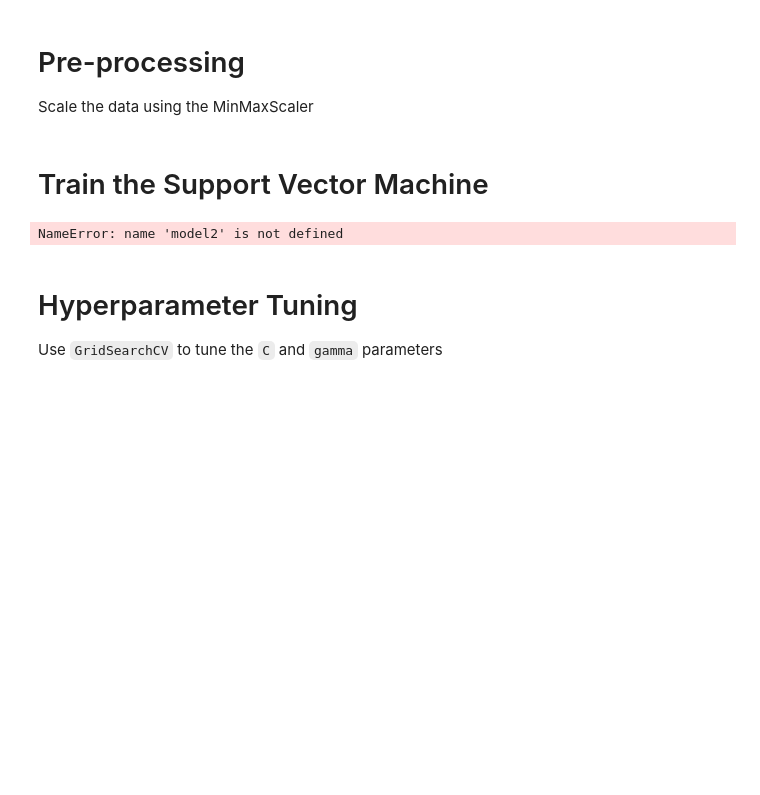
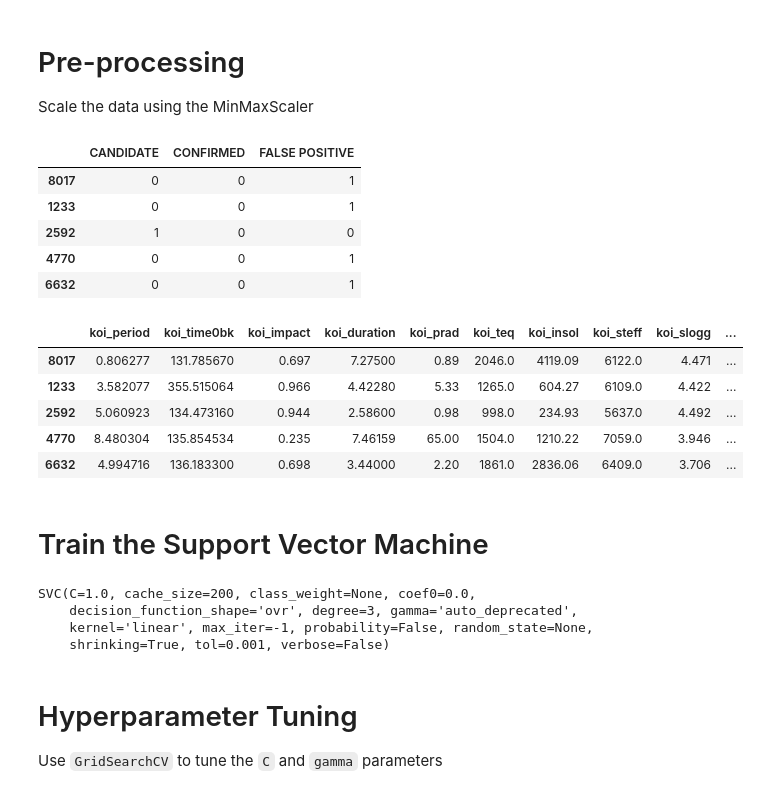
Before and after one commit to DougAF/Exoplanet_Classification_ML, a Jupyter notebook: starter_code/svm.ipynb, the cells around one changed output. Saved outputs shown, nothing was run; the diff lists cells and outputs as text; code cells hidden in the pictures; blank space fills up the shorter version.

Commit message:
Feature selection done, gridsearch model framework laid

```diff
--- a/starter_code/svm.ipynb
+++ b/starter_code/svm.ipynb
@@ -28,0 +36,12 @@ NameError: name 'X_train' is not defined
+# %%
+X_train = df[['koi_period','koi_time0bk','koi_impact','koi_duration','koi_prad','koi_teq', 'koi_insol','koi_steff','koi_slogg','koi_srad','koi_kepmag', 'koi_fpflag_nt', 'koi_fpflag_ss', 'koi_fpflag_co']]
+Y_train = df['koi_disposition']
+# %%
+X_train, X_test, y_train, y_test = train_test_split(X_train, Y, random_state=42)
+
+display(
+X_train.shape,
+X_test.shape,
+y_train.shape,
+y_test.shape
+)
@@ -30,5 +54,36 @@ NameError: name 'X_train' is not defined
 # Pre-processing
 
 Scale the data using the MinMaxScaler
+# %%
+
+X_scaler = StandardScaler().fit(X_train)
+X_train_scaled = X_scaler.transform(X_train)
+X_test_scaled = X_scaler.transform(X_test)
+#Y = pd.get_dummies(Y_train)
+display(
+    y_train.head(),
+    X_train.head()
+)
+# %% [output]
+|  | CANDIDATE | CONFIRMED | FALSE POSITIVE |
+| 8017 | 0 | 0 | 1 |
+| 1233 | 0 | 0 | 1 |
+| 2592 | 1 | 0 | 0 |
+| 4770 | 0 | 0 | 1 |
+| 6632 | 0 | 0 | 1 |
+|  | koi_period | koi_time0bk | koi_impact | koi_duration | koi_prad | koi_teq | koi_insol | koi_steff | koi_slogg | ... |
+| 8017 | 0.806277 | 131.785670 | 0.697 | 7.27500 | 0.89 | 2046.0 | 4119.09 | 6122.0 | 4.471 | ... |
+| 1233 | 3.582077 | 355.515064 | 0.966 | 4.42280 | 5.33 | 1265.0 | 604.27 | 6109.0 | 4.422 | ... |
+| 2592 | 5.060923 | 134.473160 | 0.944 | 2.58600 | 0.98 | 998.0 | 234.93 | 5637.0 | 4.492 | ... |
+| 4770 | 8.480304 | 135.854534 | 0.235 | 7.46159 | 65.00 | 1504.0 | 1210.22 | 7059.0 | 3.946 | ... |
+| 6632 | 4.994716 | 136.183300 | 0.698 | 3.44000 | 2.20 | 1861.0 | 2836.06 | 6409.0 | 3.706 | ... |
 # %% [markdown]
 # Train the Support Vector Machine
+# %%
+model = SVC(kernel='linear')
+model
+# %% [output]
+SVC(C=1.0, cache_size=200, class_weight=None, coef0=0.0,
+    decision_function_shape='ovr', degree=3, gamma='auto_deprecated',
+    kernel='linear', max_iter=-1, probability=False, random_state=None,
+    shrinking=True, tol=0.001, verbose=False)
@@ -35,8 +96,6 @@ Scale the data using the MinMaxScaler
 # %%
-print(f"Training Data Score: {model2.score(X_train_scaled, y_train)}")
-print(f"Testing Data Score: {model2.score(X_test_scaled, y_test)}")
+#print(f"Training Data Score: {model2.score(X_train_scaled, y_train)}")
+#print(f"Testing Data Score: {model2.score(X_test_scaled, y_test)}")
-# %% [output]
-NameError: name 'model2' is not defined
 # %% [markdown]
 # Hyperparameter Tuning
 
```
Also changed, not shown: parts of 9 cells of this notebook.
